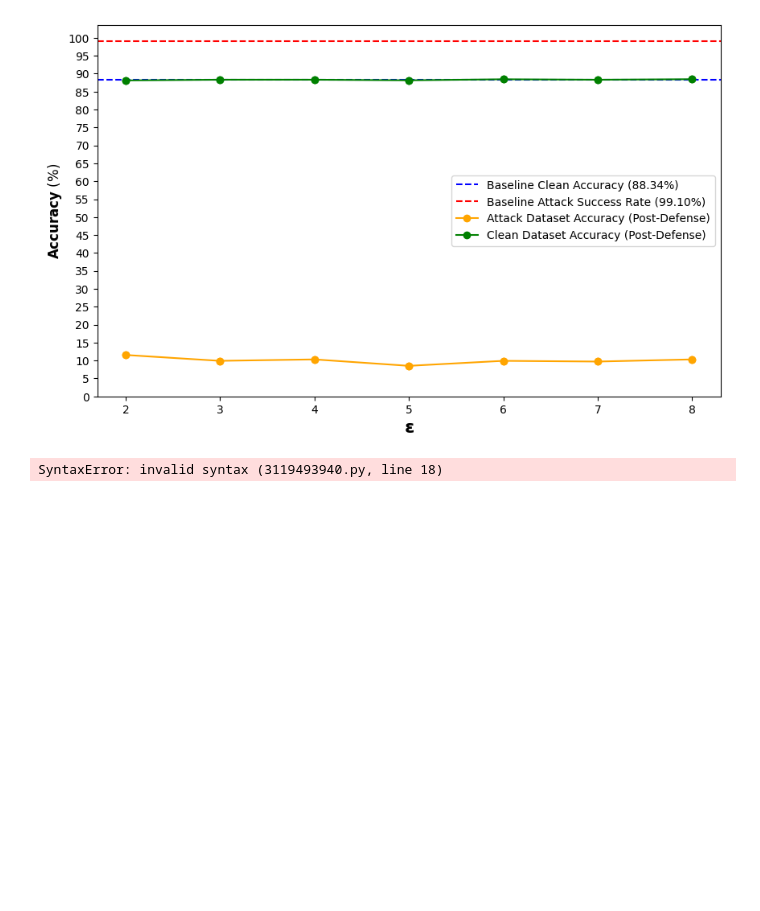
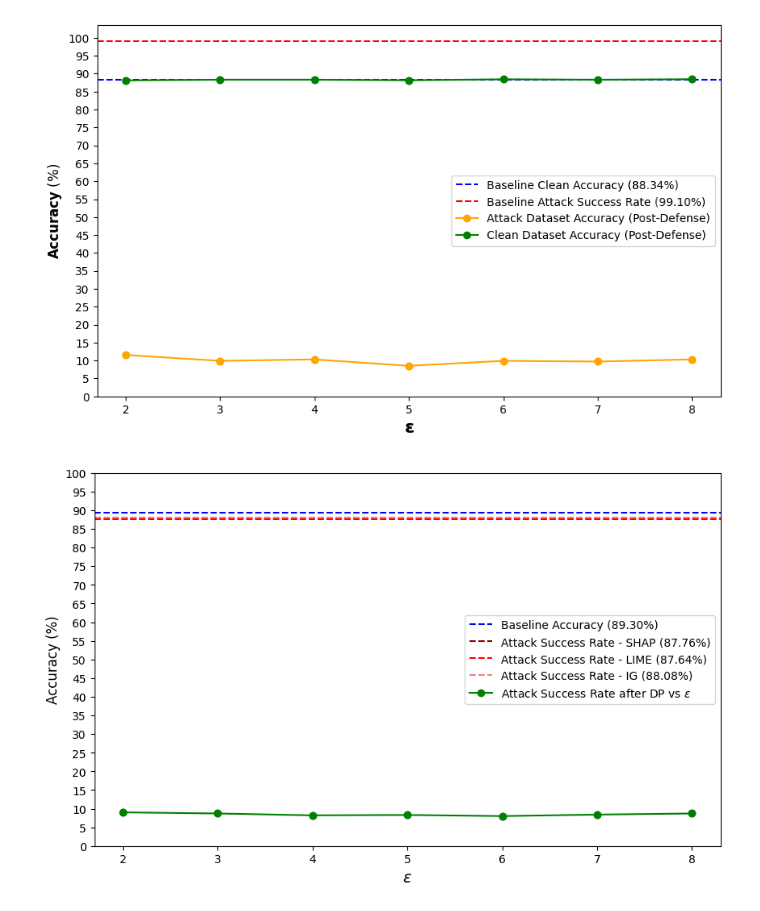
Before and after one commit to Jigyass/SEDPD, a Jupyter notebook: ConvMixer/Cifar/Plots.ipynb, the cells around one changed output. Saved outputs shown, nothing was run; the diff lists cells and outputs as text; code cells hidden in the pictures; blank space fills up the shorter version.

Commit message:
new plots

```diff
--- a/ConvMixer/Cifar/Plots.ipynb
+++ b/ConvMixer/Cifar/Plots.ipynb
@@ -123,33 +123,32 @@ plt.show()
 # %% [output]
 [figure]
 # %%
-import matplotlib.pyplot as plt
-
-# Data
 epsilon = [2, 3, 4, 5, 6, 7, 8]
 attack_accuracy = [9.01, 8.71, 8.21, 8.31, 8.01, 8.41, 8.71]
 base_accuracy = 89.30
-attack_before_defense = [99.60, 98.90, 95.30]  # SHAP, LIME, IG
 
-# Plot
+attack_before_defense = [87.76, 87.64, 88.08]  # SHAP, LIME, IG
+
 plt.figure(figsize=(10, 6))
 
+plt.axhline(y=base_accuracy, color='blue', linestyle='--', label='Baseline Accuracy (89.30%)')
+
 # Attack Success Rate before DP (SHAP, LIME, IG)
-plt.axhline(y=99.60, color='darkred', linestyle='--', label='Attack Success Rate - SHAP (99.60%)')
-plt.axhline(y=98.90, color='red', linestyle='--', label='Attack Success Rate - LIME (98.90%)')
-plt.axhline(y=95.30, color='lightcoral', linestyle='--', label='Attack Success Rate - IG (95.30%)')
+plt.axhline(y=87.76, color='darkred', linestyle='--', label='Attack Success Rate - SHAP (87.76%)')
+plt.axhline(y=87.64, color='red', linestyle='--', label='Attack Success Rate - LIME (87.64%)')
+plt.axhline(y=88.08, color='lightcoral', linestyle='--', label='Attack Success Rate - IG (88.08%)')
 
 # Attack Success Rate after DP
-plt.plot(epsilon, attack_accuracy, marker='o', color='orange', linestyle='-', label='Attack Success Rate after DP against Epsilon')
-plt.scatter(epsilon, attack_accuracy, color='orange')
+plt.plot(epsilon, attack_accuracy, marker='o', color='green', linestyle='-', label=r'Attack Success Rate after DP vs $\epsilon$')
+plt.scatter(epsilon, attack_accuracy, color='green')
 
 # Labels and legend
-plt.xlabel(r'$\bf{\epsilon}$', fontsize=16)
+plt.xlabel(r'$\epsilon$', fontsize=14)  # Using LaTeX for epsilon symbol
 plt.ylabel('Accuracy (%)', fontsize=12)
 plt.yticks(range(0, 101, 5))  # Set y-axis ticks from 0 to 100 with intervals of 5
 plt.legend()
 
-# Save and show plot
+plt.savefig('ConvCifPlot.png', dpi=2000, bbox_inches='tight')
 plt.show()
 # %% [output]
-SyntaxError: invalid syntax (3119493940.py, line 18)
+[figure, added]
```
Also changed, not shown: 5 other files.
